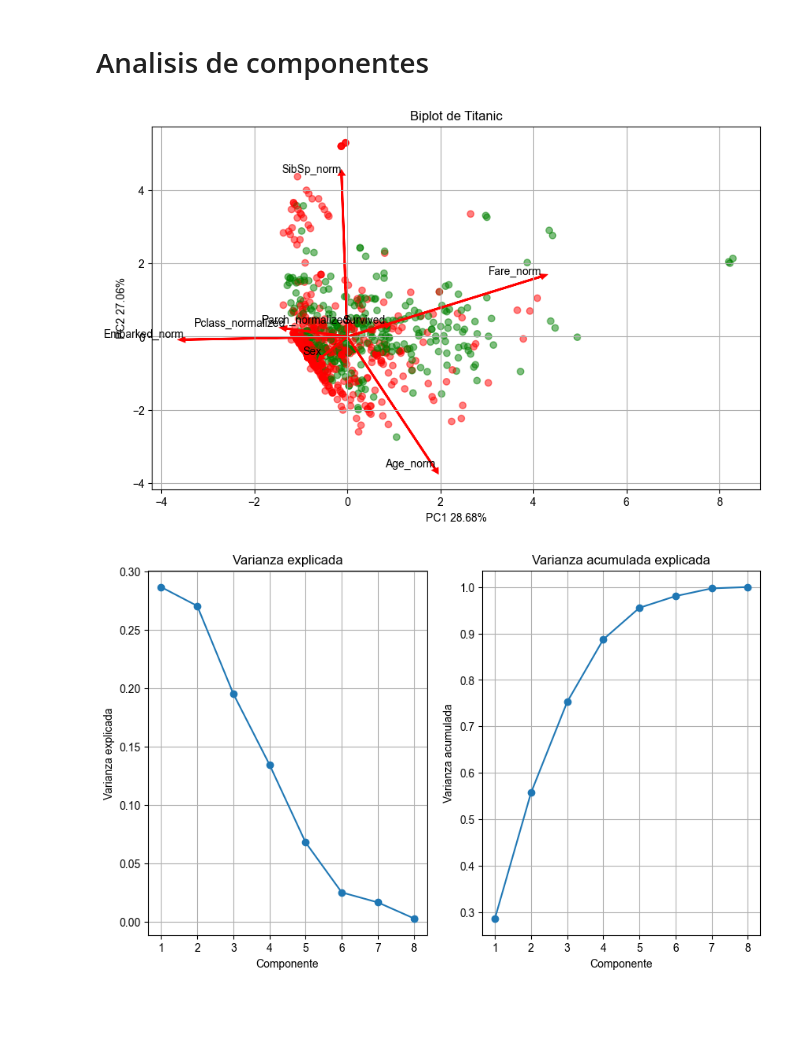
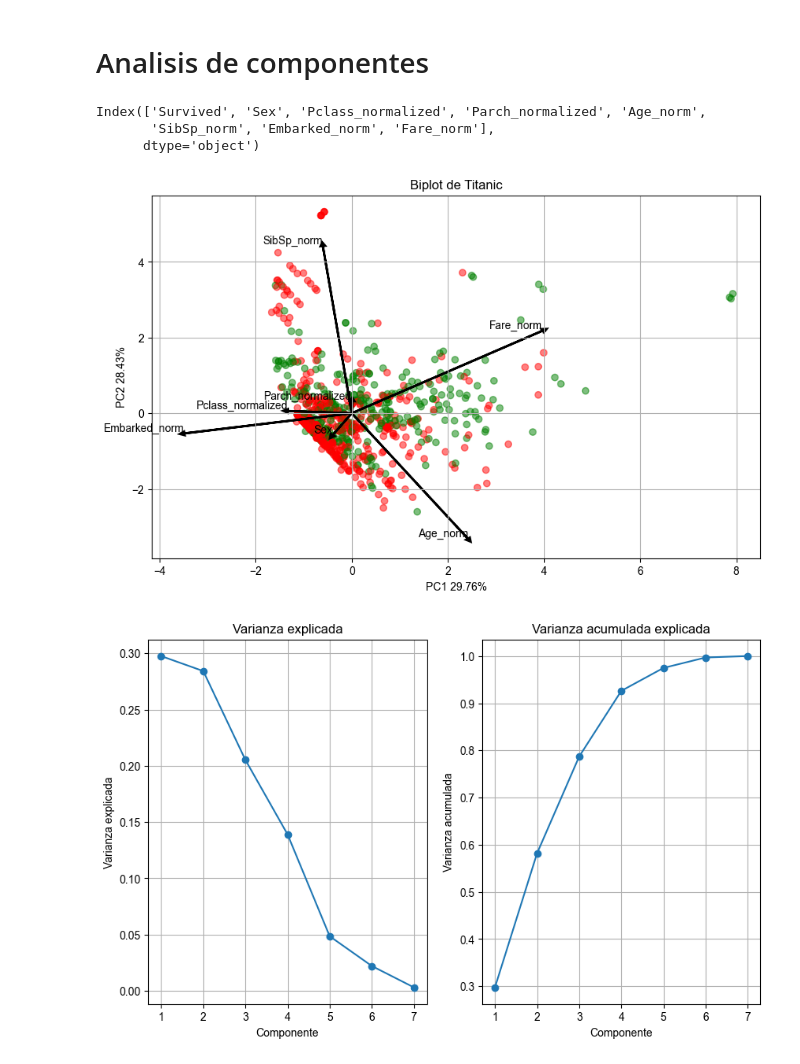
Before and after one commit to phobbins/AnalisisDatos, a Jupyter notebook: Practico 4/Practico4.ipynb, the cells around one changed output. Drawn from its saved outputs; the diff is of its cells as text; code cells hidden in the pictures; blank space fills up the shorter version.

```diff
--- a/Practico 4/Practico4.ipynb
+++ b/Practico 4/Practico4.ipynb
@@ -338,16 +338,27 @@ for column in valores_discretos:
         print(f"Error al procesar la columna {column}: {e}")
 # %% [markdown]
 # Analisis de componentes
+# %%
+print(df_titanic_norm.columns)
+df_sobrevivientes = df_titanic_norm['Survived']
+
+df_titanic_norm.drop('Survived', axis=1, inplace=True)
+# %% [output]
+Index(['Survived', 'Sex', 'Pclass_normalized', 'Parch_normalized', 'Age_norm',
+       'SibSp_norm', 'Embarked_norm', 'Fare_norm'],
+      dtype='object')
 # %%
 #%% Crear objeto PCA
 #n_components=9 must be between 0 and min(n_samples, n_features)=8
-pca = PCA(n_components = 8)
+
+
+pca = PCA(n_components = 7)
 
 #%% Ajustar y transformar los datos
 pca_titanic = pca.fit_transform(df_titanic_norm)
 
 #%% Crear dataframe con los datos transformados
-df_pca_titanic = pd.DataFrame(data = pca_titanic, columns = ['PC1', 'PC2', 'PC3', 'PC4', 'PC5', 'PC6', 'PC7', 'PC8']) #borramos PC9
+df_pca_titanic = pd.DataFrame(data = pca_titanic, columns = ['PC1', 'PC2', 'PC3', 'PC4', 'PC5', 'PC6', 'PC7']) #borramos PC9
 
 #%% Realizar biplot mostrando los componentes principales y las variables originales
 def biplot(etiquetas, columnas, df_pca, pca, componente_x, componente_y, title = 'Biplot', incluir_nombres = False):
@@ -365,36 +376,36 @@ def biplot(etiquetas, columnas, df_pca, pca, componente_x, componente_y, title =
     # Aumentar tamaño de flechas
         pc1 *= 6
         pc2 *= 6
-        plt.arrow(0, 0, pc1, pc2, head_width = 0.1, head_length = 0.1, linewidth = 2, color = 'red')
+        plt.arrow(0, 0, pc1, pc2, head_width = 0.1, head_length = 0.1, linewidth = 2, color = 'black')
         plt.text(pc1, pc2, columnas[i], color = 'black', ha = 'right', va = 'bottom')  # Cambiado i+1 por i
 
     # Mostrar el nombre en cada punto
     if incluir_nombres:
         for i, nombre in enumerate(etiquetas):
             plt.text(df_pca[pcx_txt][i], df_pca[pcy_txt][i], nombre, color = 'blue', ha = 'left', va = 'bottom')
     plt.grid()
     plt.show()
 
 #%% Graficar biplot
-biplot(df_titanic_norm['Survived'], df_titanic_norm.columns, df_pca_titanic, pca, componente_x = 1, componente_y = 2, title = 'Biplot de Titanic', incluir_nombres = False)
+biplot(df_sobrevivientes, df_titanic_norm.columns, df_pca_titanic, pca, componente_x = 1, componente_y = 2, title = 'Biplot de Titanic', incluir_nombres = False)
 
 # %% Graficar la varianza explicada y acumulada en un único gráfico formado por dos subgráficos
 plt.figure(figsize = (10, 6))
 plt.subplot(1, 2, 1)
 plt.plot(range(1, len(pca.explained_variance_ratio_) + 1), pca.explained_variance_ratio_, marker = 'o')
 plt.title('Varianza explicada')
 plt.xlabel('Componente')
 plt.ylabel('Varianza explicada')
 plt.grid()
 
 plt.subplot(1, 2, 2)
 plt.plot(range(1, len(pca.explained_variance_ratio_) + 1), pca.explained_variance_ratio_.cumsum(), marker = 'o')
 plt.title('Varianza acumulada explicada')
 plt.xlabel('Componente')
 plt.ylabel('Varianza acumulada')
 plt.grid()
 plt.show()
 # %% [output]
-[figure, old version]
+[figure, new version]
-[figure, old version]
+[figure, new version]
 # %%
```
Also changed, not shown: parts of 1 cell of this notebook, 1 other file.
